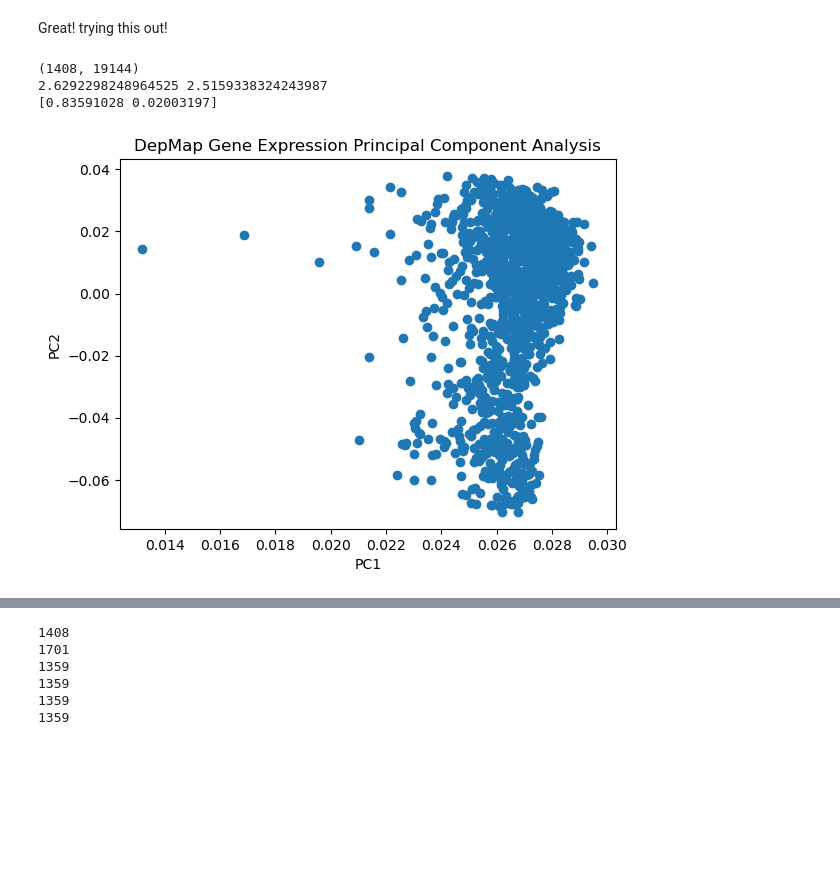
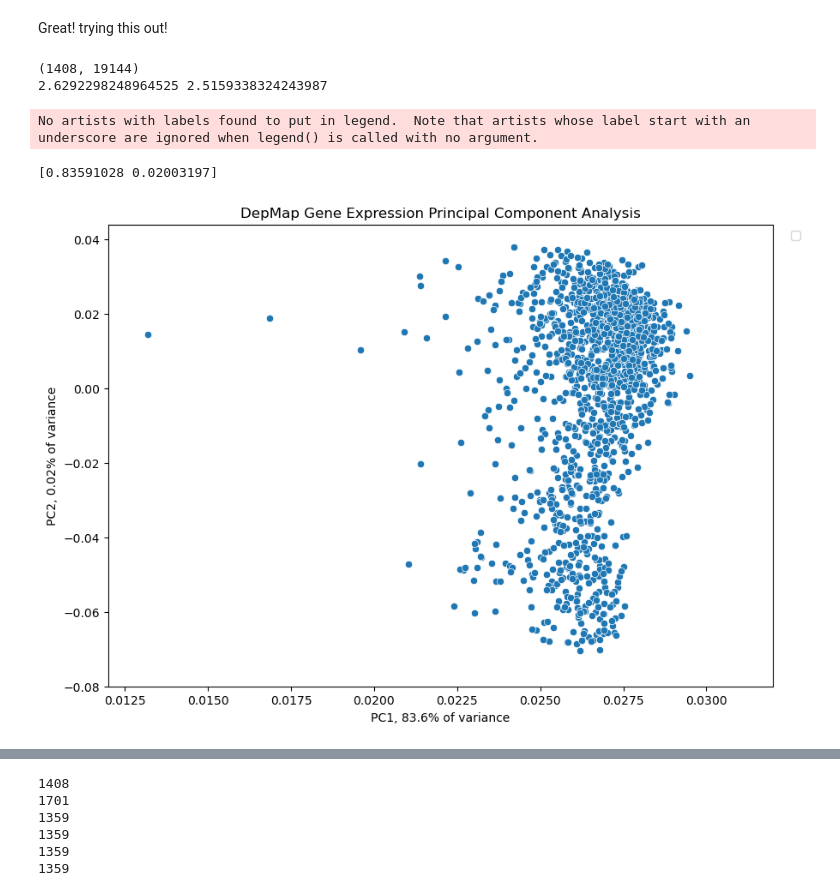
Before and after one commit to alanahmcintosh/Python_workspaces, a Jupyter notebook: Jupyter Notebook/Hotspot_Mutations_PCA copy.ipynb, the cells around one changed output, grey strips where cells are left out. Cells and saved outputs as stored; diff of their text form; code cells hidden in the pictures; blank space fills up the shorter version.

```diff
--- a/Jupyter Notebook/Hotspot_Mutations_PCA copy.ipynb
+++ b/Jupyter Notebook/Hotspot_Mutations_PCA copy.ipynb
@@ -16,38 +16,45 @@ Great! trying this out!
 #####read in gene expression csv as a dataframe, index so it reads in row names
 expression = pd.read_csv('/home/alanah/Downloads/Expression_Public_22Q4.csv', index_col=0)
 
 #######extracting the column names and extracting rwo names
 column_names = list(expression.columns.values)
 row_names = list(expression.index.values)
 
 ####index all the values from the expression datafram, not sure if this is useful
 x = expression.iloc[:, ].values
 
 ##### normalizing the features
 #x = StandardScaler().fit_transform(x)
 
 #####whats the dimensions of the data, check mean and stadard deviation of normalised data
 print(x.shape)
 print(np.mean(x),np.std(x))
 
 ######make a PCA q with 2 principal components
 pca_expression = PCA(n_components=2)
 pca_expression.fit_transform(np.transpose(x))
 
 #### look at how much variance is explained by the PCs
 print(pca_expression.explained_variance_ratio_)
 
 ######plot the PCA as a scatter plot with a component on eah axis , [0, : ] -> the fir
-plt.scatter(pca_expression.components_[0,:], pca_expression.components_[1,:])
+plt.figure(figsize=(10,7))
+sns.scatterplot(x=pca_expression.components_[0,:], y=pca_expression.components_[1,:])
+
 plt.title('DepMap Gene Expression Principal Component Analysis')
-plt.xlabel('PC1')
-plt.ylabel('PC2')
+
+plt.xlabel('PC1, 83.6% of variance')
+plt.ylabel('PC2, 0.02% of variance')
+plt.ylim(-0.08, 0.044)
+plt.xlim(0.012, 0.032)
+plt.legend(bbox_to_anchor=(1.05,1), loc='best')
 plt.show()
 # %% [output]
 (1408, 19144)
 2.6292298248964525 2.5159338324243987
-[0.83591028 0.02003197]
+No artists with labels found to put in legend.  Note that artists whose label start with an underscore are ignored when legend() is called with no argument.
+[0.83591028 0.02003197]
-[figure, old version]
+[figure, new version]
 # %%
 ######read in gene expression csv as a dataframe, index so it reads in row names
 mutation = pd.read_csv('/home/alanah/Downloads/Hotspot_Mutations.csv', index_col=0)
```
Also changed, not shown: parts of 14 cells of this notebook, 1 other file.
